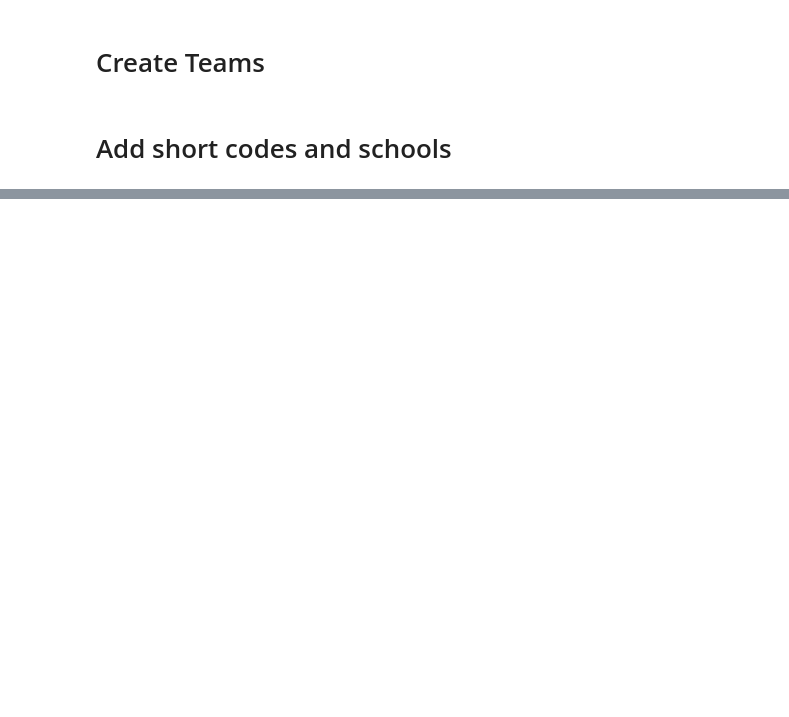
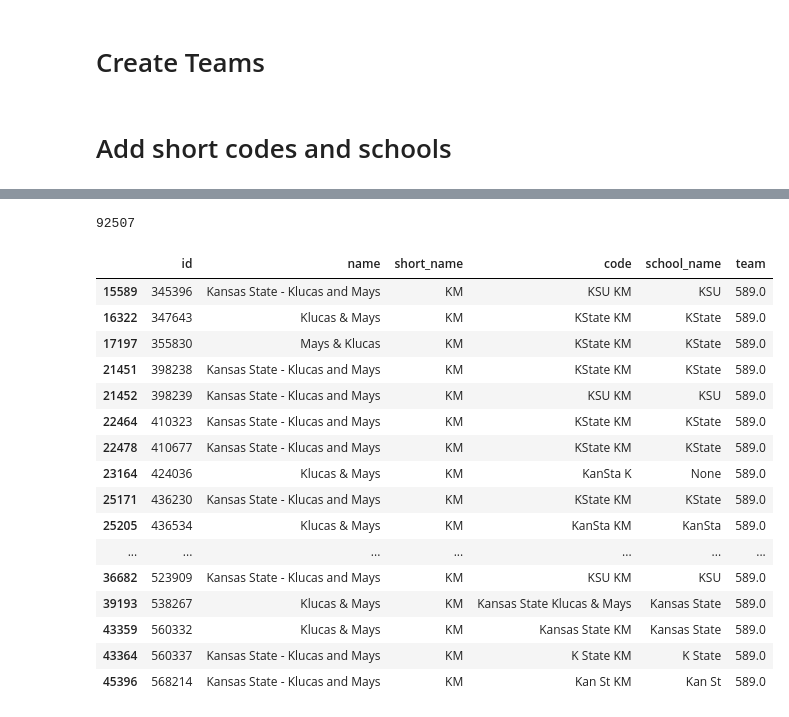
Before and after one commit to D0ugins/tab-data, a Jupyter notebook: transform.ipynb, the cells around one changed output, grey strips where cells are left out. Drawn from its saved outputs; the diff is of its cells as text; code cells hidden in the pictures; blank space fills up the shorter version.

```diff
--- a/transform.ipynb
+++ b/transform.ipynb
@@ -43,7 +48,7 @@ with tabEngine.connect() as conn:
 data = tqdm((
     (entry, get_team_values(group))
     for entry, group in itertools.groupby(entry_groups, lambda x: x[1])
-), total=total_entries)
+), total=total_entries_with_students)
 
 chunk_size = 10000
 for chunk in chunked_iterable(data, chunk_size):
@@ -66,0 +78,14 @@ for chunk in chunked_iterable(data, chunk_size):
+# %%
+def getShortName(entry_name: str) -> str | None:
+    """Convert entry name to short name. Sorts short name for teams with 2 people"""
+    if entry_name is None: return None
+    if re.match(r'Entry \d+', entry_name): return None
+
+    sections = getSections(entry_name)
+    if len(sections) == 1: sections = sections[0].split(' ') # For single person teams split by first and last
+    else: sections = sorted(sections) # Normalize team names to be sorted
+
+    if len(sections) != 2: return None
+
+    short_name = sections[0][0] + sections[1][0]
+    return short_name if short_name.isupper() else None
@@ -78,0 +277,24 @@ with tabEngine.begin() as conn:
+# %%
+school_team_counts.loc[school_team_counts.index.str.contains(" ")].sum()
+# %% [output]
+92507
+# %%
+entries[entries.team == 589]
+# %% [output]
+|  | id | name | short_name | code | school_name | team |
+| 15589 | 345396 | Kansas State - Klucas and Mays | KM | KSU KM | KSU | 589.0 |
+| 16322 | 347643 | Klucas & Mays | KM | KState KM | KState | 589.0 |
+| 17197 | 355830 | Mays & Klucas | KM | KState KM | KState | 589.0 |
+| 21451 | 398238 | Kansas State - Klucas and Mays | KM | KState KM | KState | 589.0 |
+| 21452 | 398239 | Kansas State - Klucas and Mays | KM | KSU KM | KSU | 589.0 |
+| 22464 | 410323 | Kansas State - Klucas and Mays | KM | KState KM | KState | 589.0 |
+| 22478 | 410677 | Kansas State - Klucas and Mays | KM | KState KM | KState | 589.0 |
+| 23164 | 424036 | Klucas & Mays | KM | KanSta K | None | 589.0 |
+| 25171 | 436230 | Kansas State - Klucas and Mays | KM | KState KM | KState | 589.0 |
+| 25205 | 436534 | Klucas & Mays | KM | KanSta KM | KanSta | 589.0 |
+| ... | ... | ... | ... | ... | ... | ... |
+| 36682 | 523909 | Kansas State - Klucas and Mays | KM | KSU KM | KSU | 589.0 |
+| 39193 | 538267 | Klucas & Mays | KM | Kansas State Klucas & Mays | Kansas State | 589.0 |
+| 43359 | 560332 | Klucas & Mays | KM | Kansas State KM | Kansas State | 589.0 |
+| 43364 | 560337 | Kansas State - Klucas and Mays | KM | K State KM | K State | 589.0 |
+| 45396 | 568214 | Kansas State - Klucas and Mays | KM | Kan St KM | Kan St | 589.0 |
```
Also changed, not shown: parts of 24 cells of this notebook, 3 other files.
